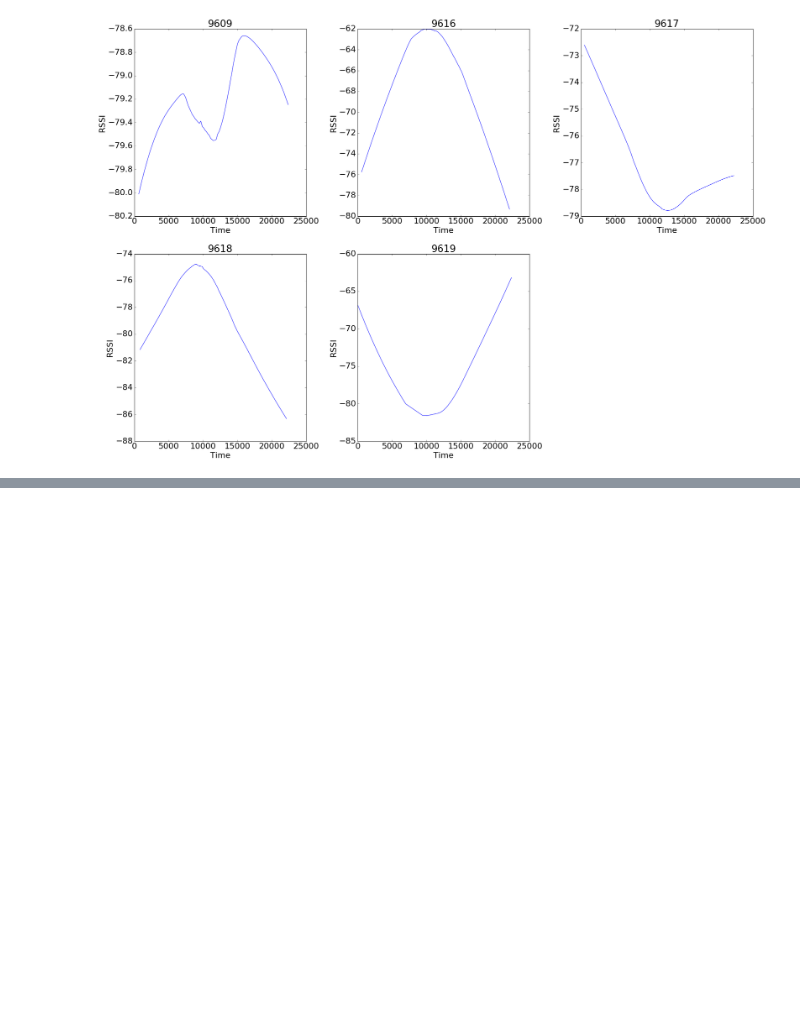
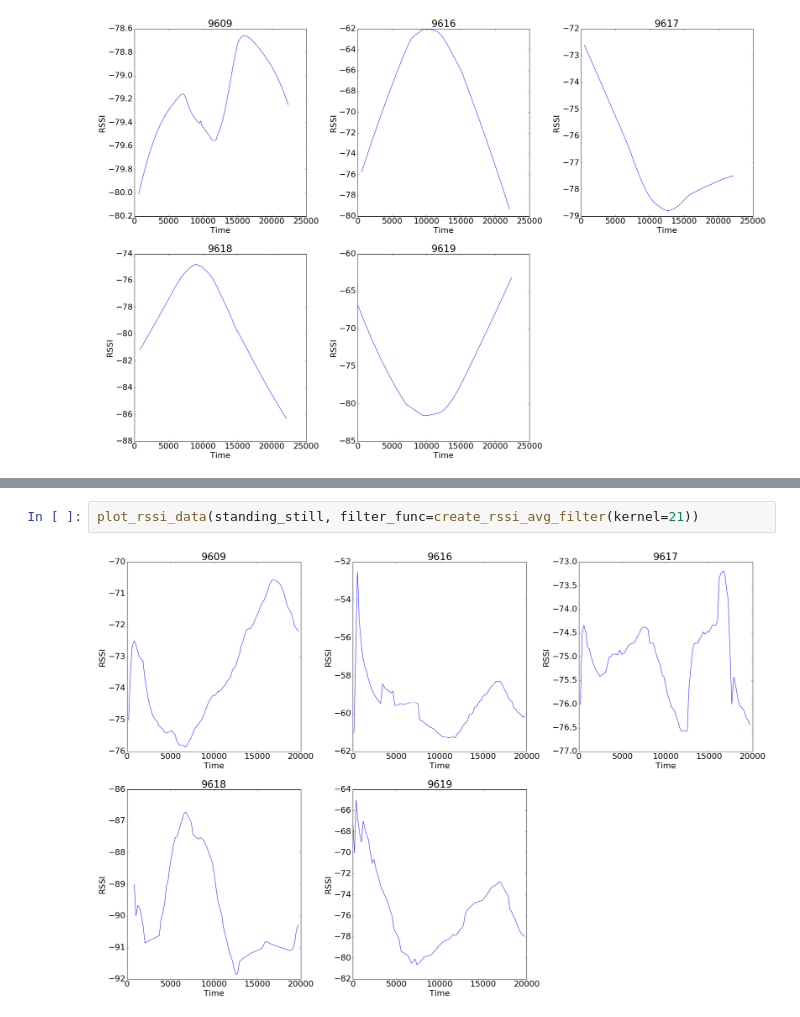
Before and after one commit to Informhunter/IPS, a Jupyter notebook: JupiterNB/data_from_db_analysis/data_visualisation.ipynb, the cells around one changed output, grey strips where cells are left out. Drawn from its saved outputs; the diff is of its cells as text; blank space fills up the shorter version.

```diff
--- a/JupiterNB/data_from_db_analysis/data_visualisation.ipynb
+++ b/JupiterNB/data_from_db_analysis/data_visualisation.ipynb
@@ -126,0 +135,4 @@ plot_rssi_data(straight_line, filter_func=create_rssi_avg_filter(21))
+# %%
+plot_rssi_data(standing_still, filter_func=create_rssi_avg_filter(kernel=21))
+# %% [output]
+[figure, added]
```
Also changed, not shown: parts of 8 cells of this notebook, 5 other files.
